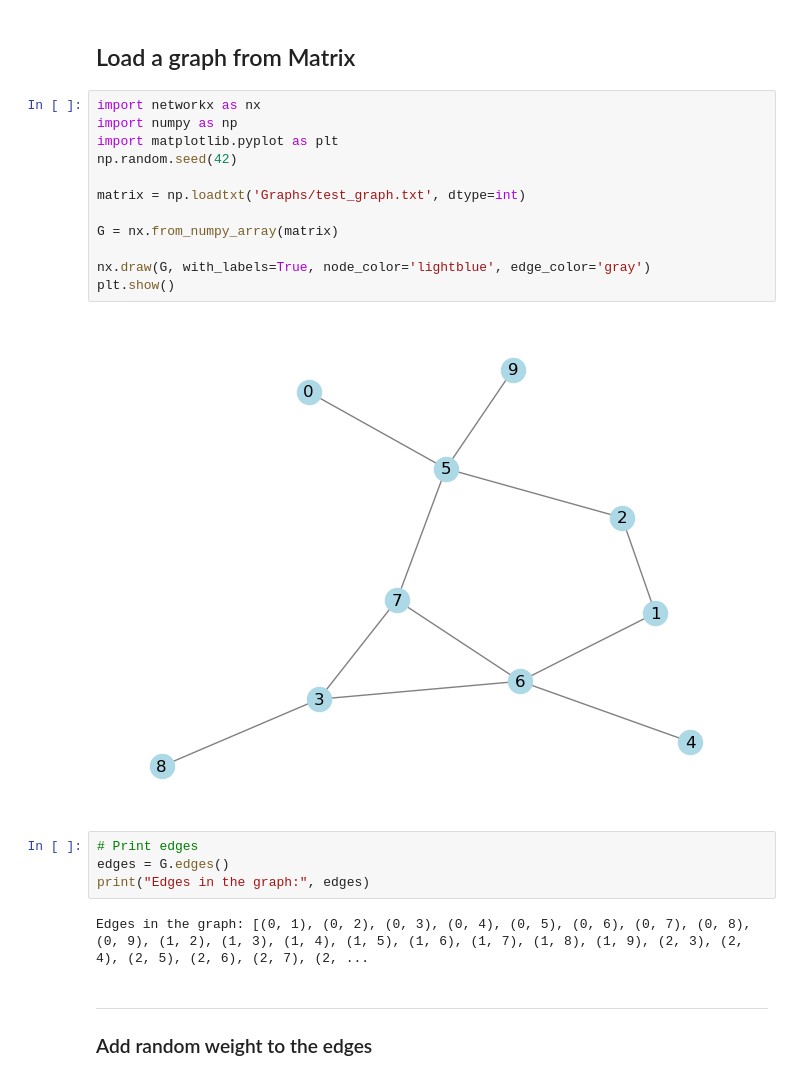
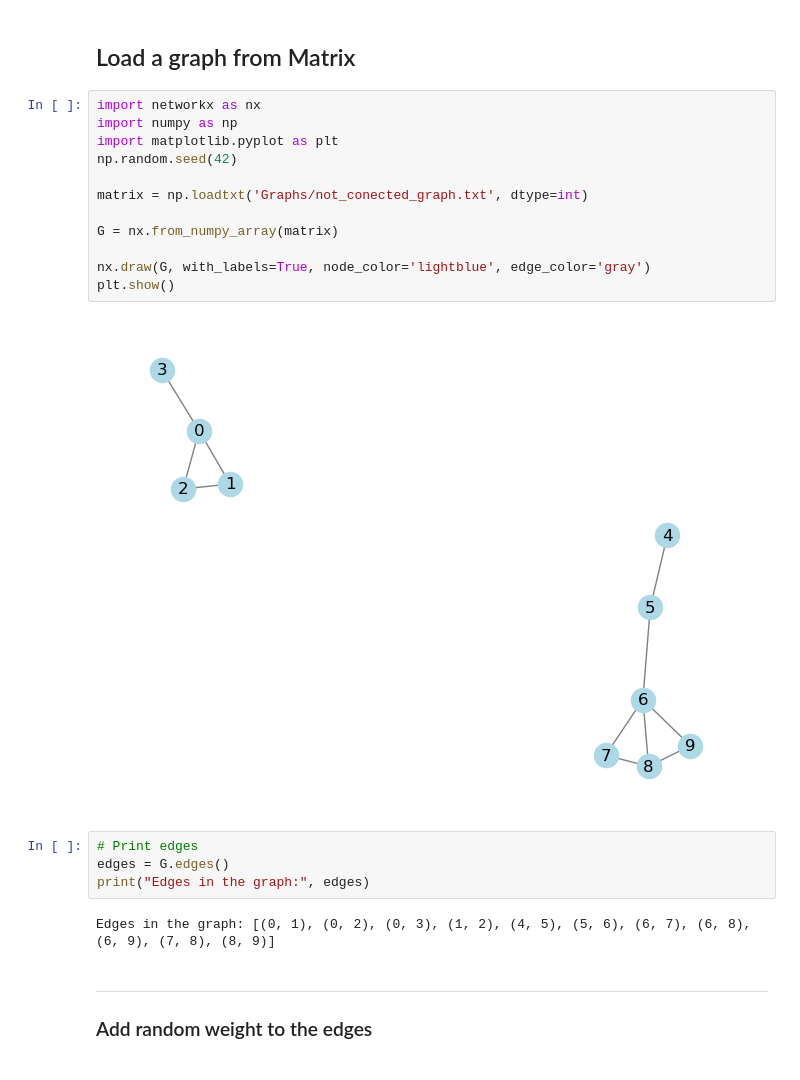
Before and after one commit to ludvigramsvik/Prims_and_Kruskals_Algorithms, a Jupyter notebook: Draw_graphs.ipynb, the cells around one changed output. Drawn from its saved outputs; the diff is of its cells as text.

```diff
--- a/Draw_graphs.ipynb
+++ b/Draw_graphs.ipynb
@@ -3,23 +3,23 @@
 # %%
 import networkx as nx
 import numpy as np
 import matplotlib.pyplot as plt
 np.random.seed(42)
 
-matrix = np.loadtxt('Graphs/test_graph.txt', dtype=int)
+matrix = np.loadtxt('Graphs/not_conected_graph.txt', dtype=int)
 
 G = nx.from_numpy_array(matrix)
 
 nx.draw(G, with_labels=True, node_color='lightblue', edge_color='gray')
 plt.show()
 # %% [output]
-[figure, old version]
+[figure, new version]
 # %%
 # Print edges
 edges = G.edges()
 print("Edges in the graph:", edges)
 # %% [output]
-Edges in the graph: [(0, 1), (0, 2), (0, 3), (0, 4), (0, 5), (0, 6), (0, 7), (0, 8), (0, 9), (1, 2), (1, 3), (1, 4), (1, 5), (1, 6), (1, 7), (1, 8), (1, 9), (2, 3), (2, 4), (2, 5), (2, 6), (2, 7), (2, ...
+Edges in the graph: [(0, 1), (0, 2), (0, 3), (1, 2), (4, 5), (5, 6), (6, 7), (6, 8), (6, 9), (7, 8), (8, 9)]
 # %% [markdown]
 
 ---
```
Also changed, not shown: parts of 3 cells of this notebook.
